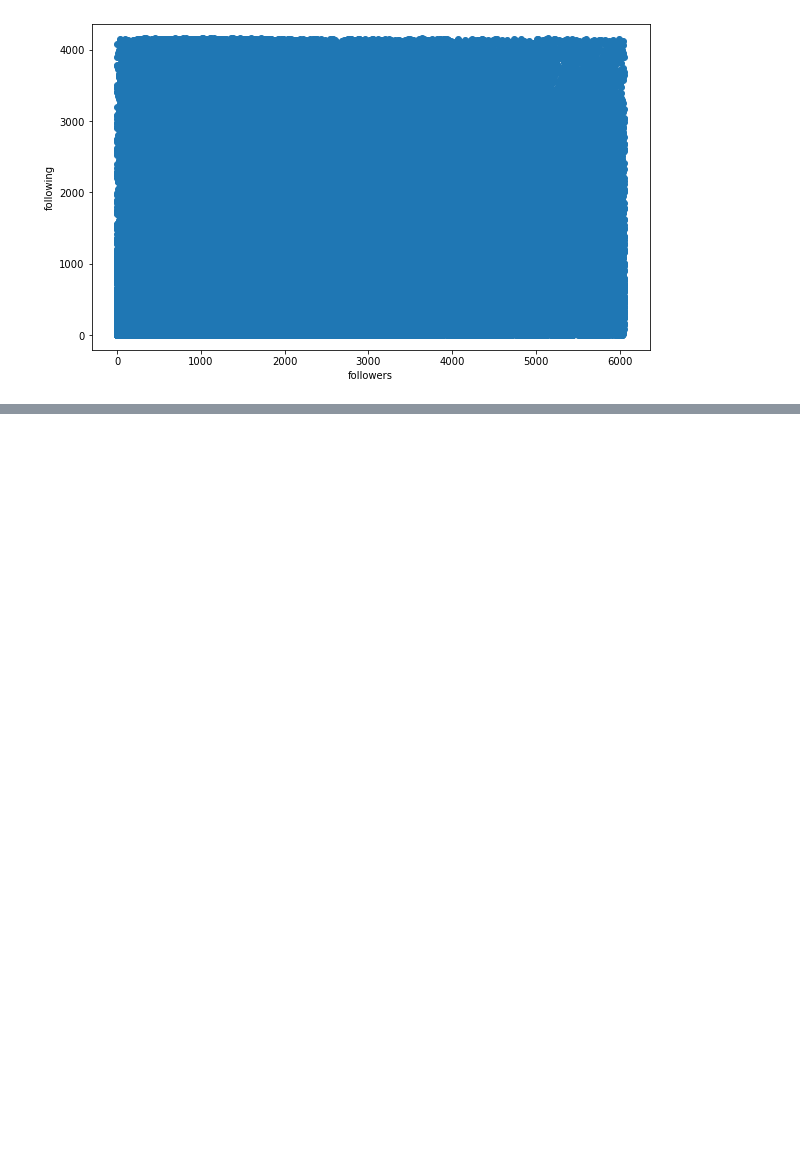
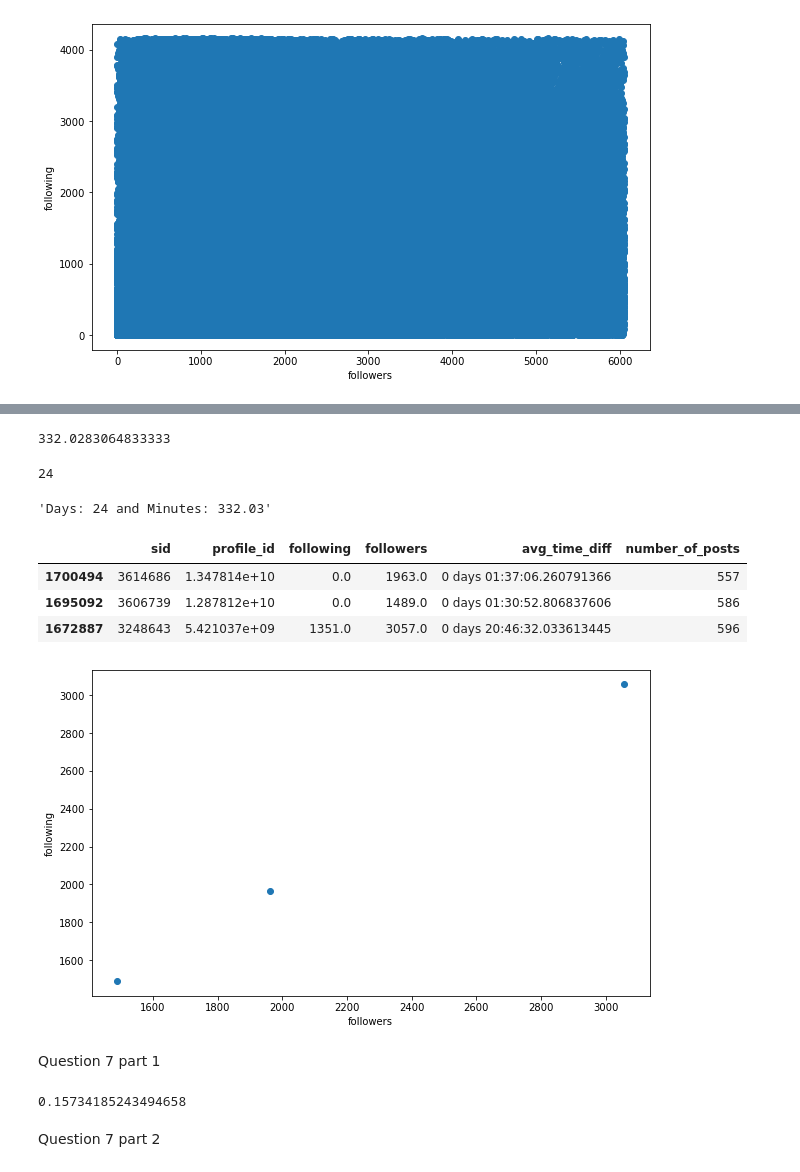
Before and after one commit to masabbah-97/ADM-HW2, a Jupyter notebook: Main.ipynb, the cells around one changed output, grey strips where cells are left out. Saved outputs shown, nothing was run; the diff lists cells and outputs as text; code cells hidden in the pictures; blank space fills up the shorter version.

```diff
--- a/Main.ipynb
+++ b/Main.ipynb
@@ -154,0 +193,2 @@ plt.show()
+# %%
+df_sorted_by_count = df_joined.sort_values('number_of_posts')
@@ -154,0 +207,8 @@ plt.show()
+# %%
+totalMinutes
+# %% [output]
+332.0283064833333
+# %%
+days
+# %% [output]
+24
@@ -154,0 +217,23 @@ plt.show()
+# %%
+td
+# %% [output]
+'Days: 24 and Minutes: 332.03'
+# %%
+topThree = df_sorted_by_count.tail(3)
+topThree
+# %% [output]
+|  | sid | profile_id | following | followers | avg_time_diff | number_of_posts |
+| 1700494 | 3614686 | 1.347814e+10 | 0.0 | 1963.0 | 0 days 01:37:06.260791366 | 557 |
+| 1695092 | 3606739 | 1.287812e+10 | 0.0 | 1489.0 | 0 days 01:30:52.806837606 | 586 |
+| 1672887 | 3248643 | 5.421037e+09 | 1351.0 | 3057.0 | 0 days 20:46:32.033613445 | 596 |
+# %%
+fig, ax = plt.subplots(figsize=(10,6))
+
+ax.scatter(topThree['followers'], topThree['followers'])
+ax.set_xlabel('followers')
+ax.set_ylabel('following')
+plt.show()
+# %% [output]
+[figure, added]
+# %% [markdown]
+Question 7 part 1
@@ -154,0 +249,6 @@ plt.show()
+# %%
+prob
+# %% [output]
+0.15734185243494658
+# %% [markdown]
+Question 7 part 2
```
Also changed, not shown: parts of 22 cells of this notebook, 2 other files.
